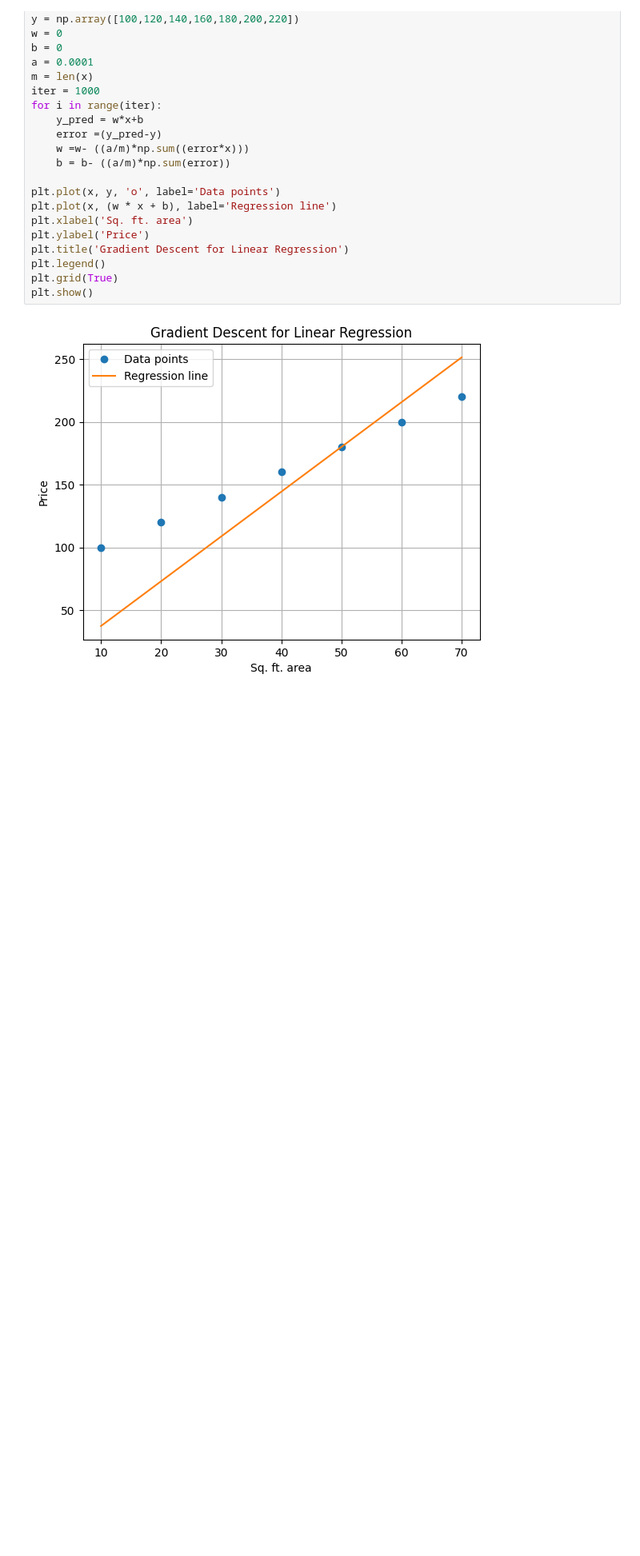
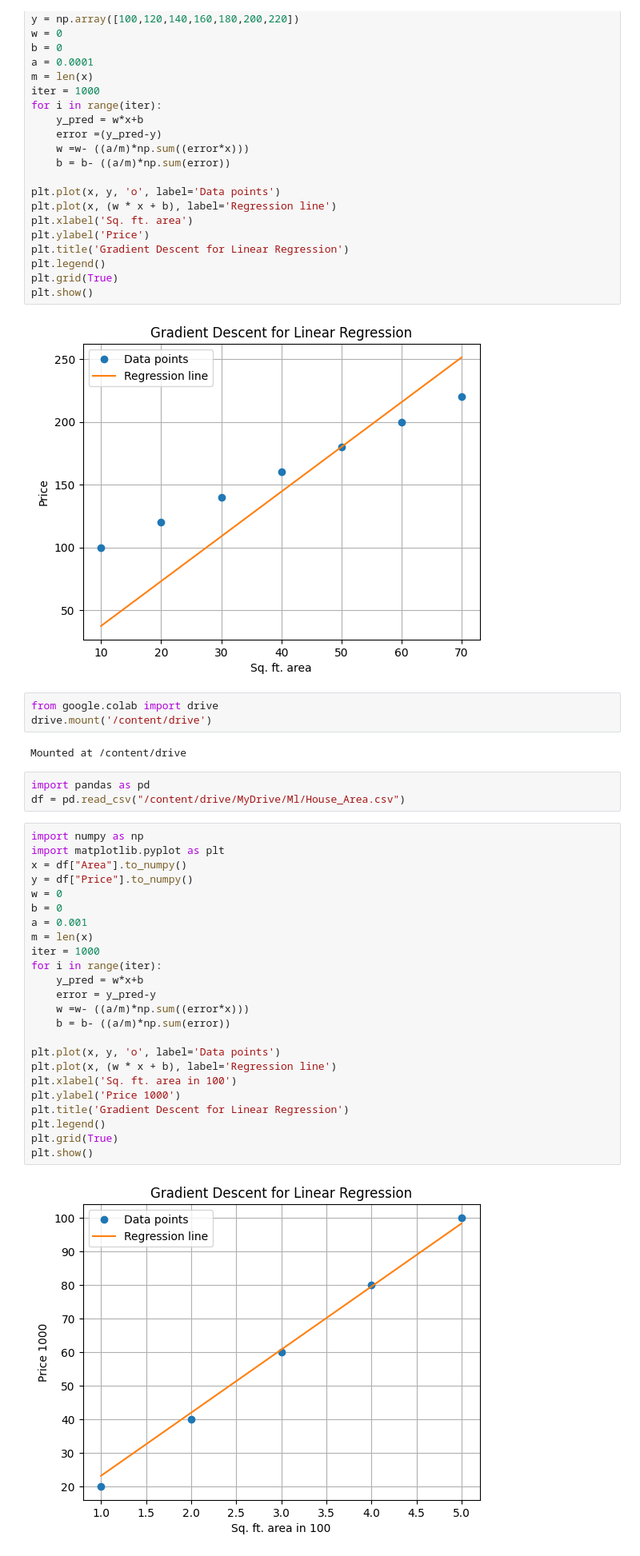
Before and after one commit to 02YashRajput/Ml, a Jupyter notebook: Linear_Regression.ipynb, the cells around one changed output. Shown at 80% size. Saved outputs shown, nothing was run; the diff lists cells and outputs as text; blank space fills up the shorter version.

```diff
--- a/Linear_Regression.ipynb
+++ b/Linear_Regression.ipynb
@@ -27,3 +27,37 @@ plt.grid(True)
 plt.show()
 # %% [output]
 [figure]
+# %%
+from google.colab import drive
+drive.mount('/content/drive')
+# %% [output]
+Mounted at /content/drive
+# %%
+import pandas as pd
+df = pd.read_csv("/content/drive/MyDrive/Ml/House_Area.csv")
+# %%
+import numpy as np
+import matplotlib.pyplot as plt
+x = df["Area"].to_numpy()
+y = df["Price"].to_numpy()
+w = 0
+b = 0
+a = 0.001
+m = len(x)
+iter = 1000
+for i in range(iter):
+    y_pred = w*x+b
+    error = y_pred-y
+    w =w- ((a/m)*np.sum((error*x)))
+    b = b- ((a/m)*np.sum(error))
+
+plt.plot(x, y, 'o', label='Data points')
+plt.plot(x, (w * x + b), label='Regression line')
+plt.xlabel('Sq. ft. area in 100')
+plt.ylabel('Price 1000')
+plt.title('Gradient Descent for Linear Regression')
+plt.legend()
+plt.grid(True)
+plt.show()
+# %% [output]
+[figure, added]
```
